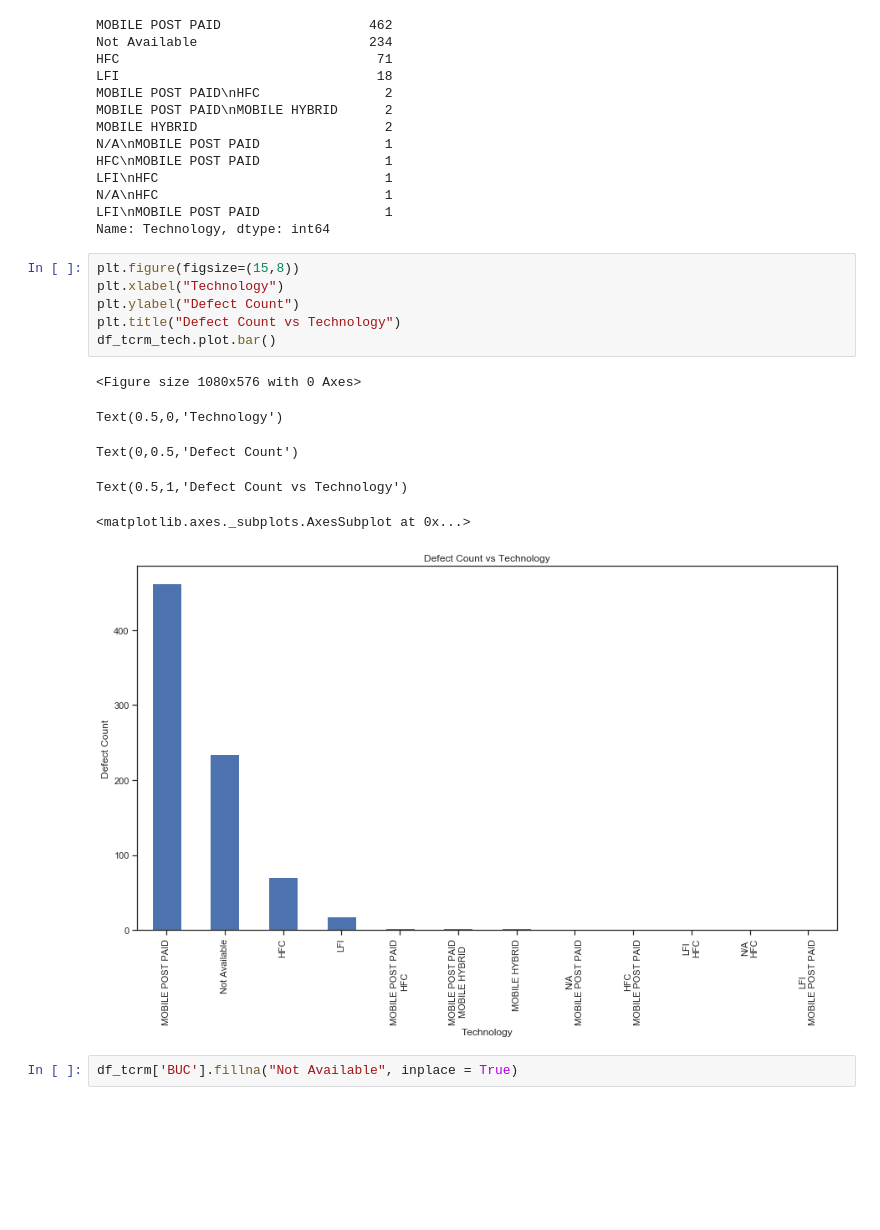
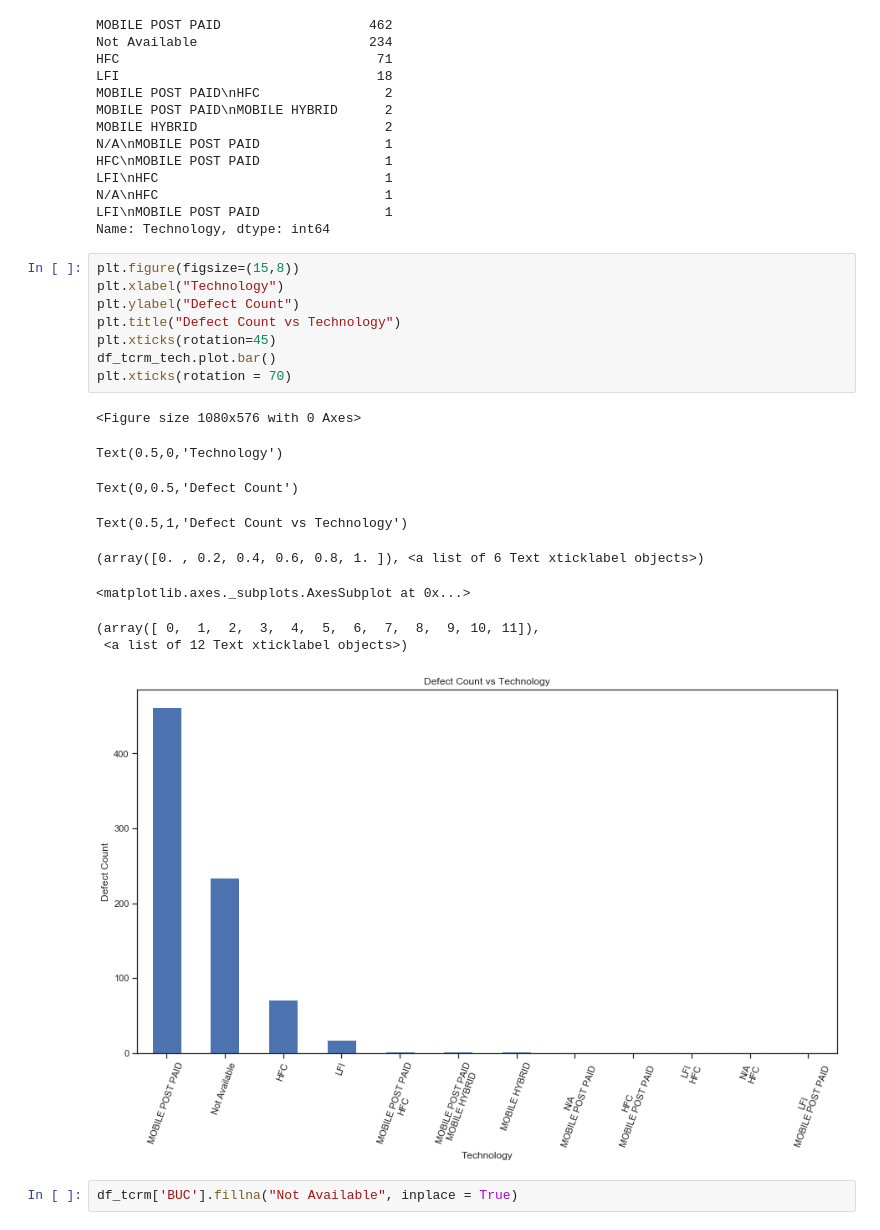
Before and after one commit to kgopal1982/AnalyticsProjects, a Jupyter notebook: Eric/Defects/DefectsAnalysisAMXPeru_v2.ipynb, the cells around one changed output. Cells and saved outputs as stored; diff of their text form; blank space fills up the shorter version.

```diff
--- a/Eric/Defects/DefectsAnalysisAMXPeru_v2.ipynb
+++ b/Eric/Defects/DefectsAnalysisAMXPeru_v2.ipynb
@@ -346,16 +346,21 @@ Name: Technology, dtype: int64
 # %%
 plt.figure(figsize=(15,8))
 plt.xlabel("Technology")
 plt.ylabel("Defect Count")
 plt.title("Defect Count vs Technology")
+plt.xticks(rotation=45)
 df_tcrm_tech.plot.bar()
+plt.xticks(rotation = 70)
 # %% [output]
 <Figure size 1080x576 with 0 Axes>
 Text(0.5,0,'Technology')
 Text(0,0.5,'Defect Count')
 Text(0.5,1,'Defect Count vs Technology')
-<matplotlib.axes._subplots.AxesSubplot at 0x...>
+(array([0. , 0.2, 0.4, 0.6, 0.8, 1. ]), <a list of 6 Text xticklabel objects>)
+<matplotlib.axes._subplots.AxesSubplot at 0x...>
+(array([ 0,  1,  2,  3,  4,  5,  6,  7,  8,  9, 10, 11]),
+ <a list of 12 Text xticklabel objects>)
-[figure, old version]
+[figure, new version]
 # %%
 df_tcrm['BUC'].fillna("Not Available", inplace = True)
 # %%
```
Also changed, not shown: parts of 78 cells of this notebook.
